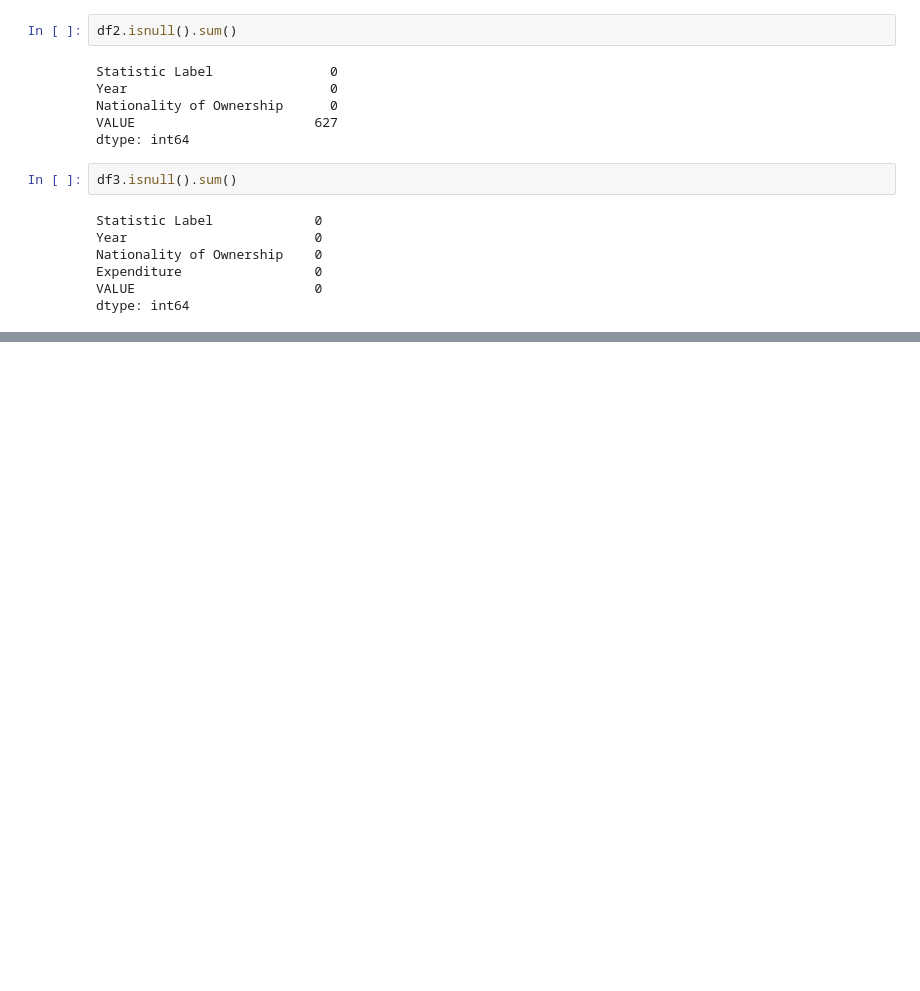
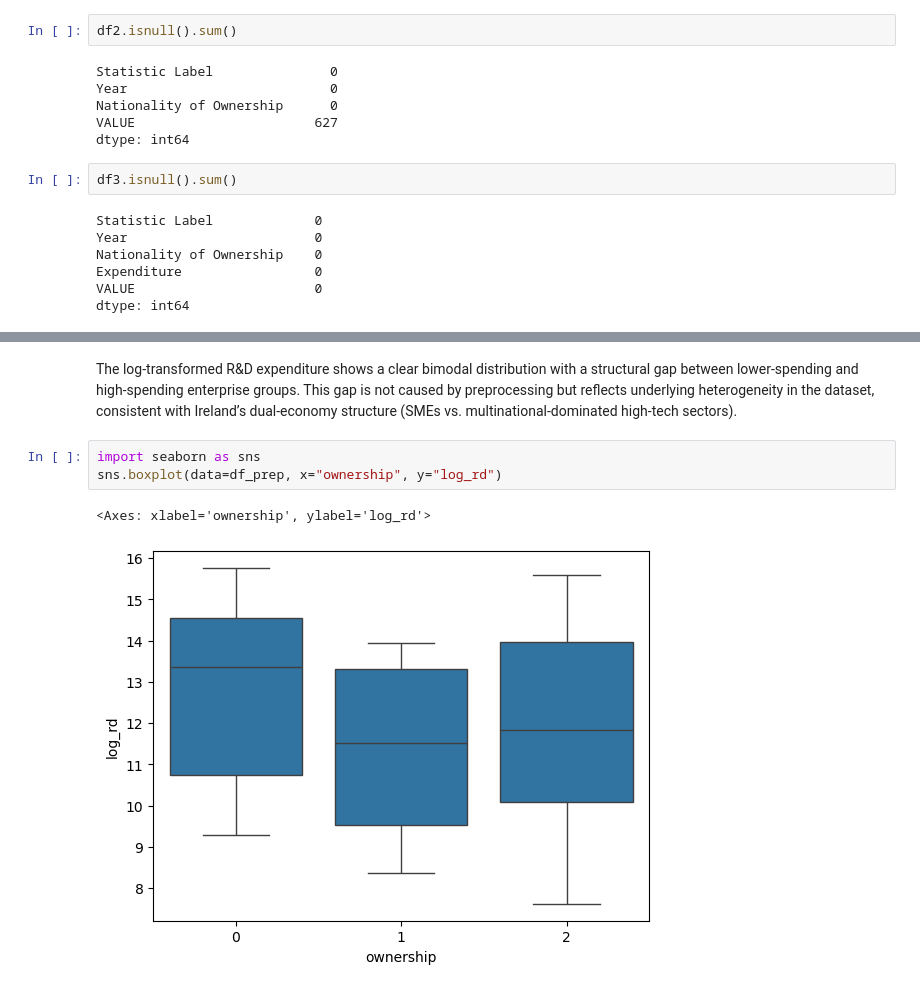
Before and after one commit to moonexca/CA3_StrategicThinking_SolYash, a Jupyter notebook: Adriana_Soledad_Yash_Ecosystem_of_Innovation_Ireland.ipynb, the cells around one changed output, grey strips where cells are left out. Cells and saved outputs as stored; diff of their text form; blank space fills up the shorter version.

```diff
--- a/Adriana_Soledad_Yash_Ecosystem_of_Innovation_Ireland.ipynb
+++ b/Adriana_Soledad_Yash_Ecosystem_of_Innovation_Ireland.ipynb
@@ -813,0 +362,8 @@ plt.show()
+# %% [markdown]
+The log-transformed R&D expenditure shows a clear bimodal distribution with a structural gap between lower-spending and high-spending enterprise groups. This gap is not caused by preprocessing but reflects underlying heterogeneity in the dataset, consistent with Ireland’s dual-economy structure (SMEs vs. multinational-dominated high-tech sectors).
+# %%
+import seaborn as sns
+sns.boxplot(data=df_prep, x="ownership", y="log_rd")
+# %% [output]
+<Axes: xlabel='ownership', ylabel='log_rd'>
+[figure, added]
```
Also changed, not shown: parts of 100 cells of this notebook.
